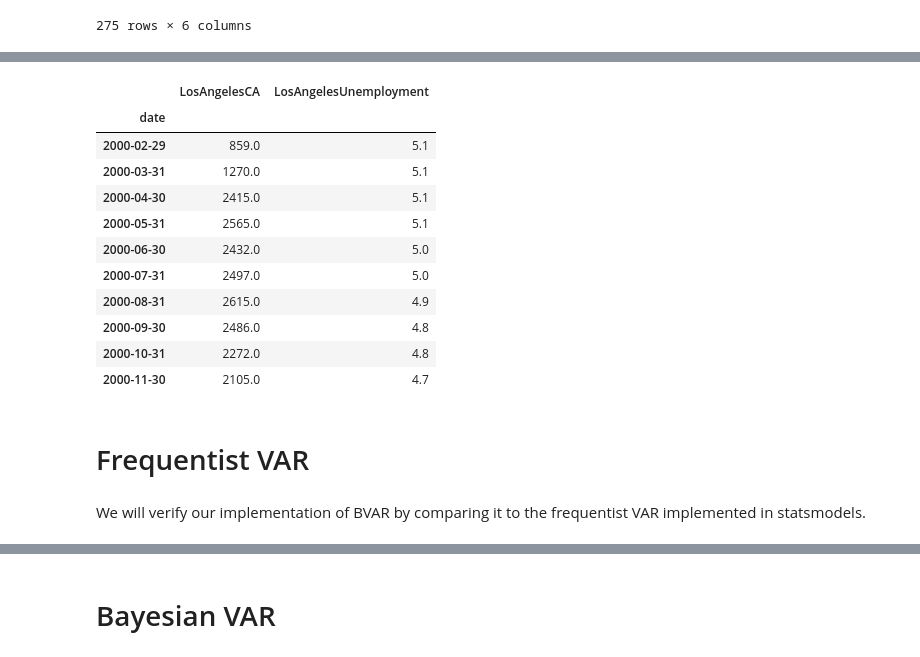
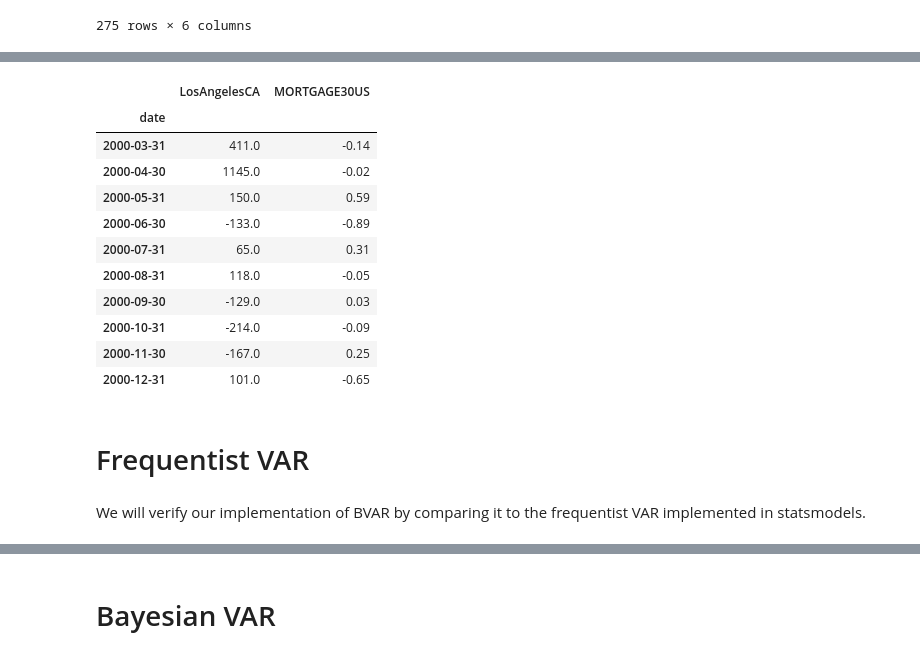
Before and after one commit to jl-haystacks/hackstack-ai-project-3-group1, a Jupyter notebook: Bayesian Vector Autoregression Modeling.ipynb, the cells around one changed output, grey strips where cells are left out. Saved outputs shown, nothing was run; the diff lists cells and outputs as text; code cells hidden in the pictures.

```diff
--- a/Bayesian Vector Autoregression Modeling.ipynb
+++ b/Bayesian Vector Autoregression Modeling.ipynb
@@ -76,25 +75,24 @@ sample_df
 275 rows × 2 columns
-# %%
-data = pd.concat([sample_df['LosAngelesCA'].diff().dropna(),
-                  sample_df.drop(['LosAngelesCA'], axis=1).iloc[1:,:]], axis=1)
-data.head(10)
-# %% [output]
-|  | LosAngelesCA | LosAngelesUnemployment |
-| date |  |  |
-| 2000-02-29 | 859.0 | 5.1 |
-| 2000-03-31 | 1270.0 | 5.1 |
-| 2000-04-30 | 2415.0 | 5.1 |
-| 2000-05-31 | 2565.0 | 5.1 |
-| 2000-06-30 | 2432.0 | 5.0 |
-| 2000-07-31 | 2497.0 | 5.0 |
-| 2000-08-31 | 2615.0 | 4.9 |
-| 2000-09-30 | 2486.0 | 4.8 |
-| 2000-10-31 | 2272.0 | 4.8 |
-| 2000-11-30 | 2105.0 | 4.7 |
+# %%
+data = sample_df.diff().diff().dropna()
+data.head(10)
+# %% [output]
+|  | LosAngelesCA | MORTGAGE30US |
+| date |  |  |
+| 2000-03-31 | 411.0 | -0.14 |
+| 2000-04-30 | 1145.0 | -0.02 |
+| 2000-05-31 | 150.0 | 0.59 |
+| 2000-06-30 | -133.0 | -0.89 |
+| 2000-07-31 | 65.0 | 0.31 |
+| 2000-08-31 | 118.0 | -0.05 |
+| 2000-09-30 | -129.0 | 0.03 |
+| 2000-10-31 | -214.0 | -0.09 |
+| 2000-11-30 | -167.0 | 0.25 |
+| 2000-12-31 | 101.0 | -0.65 |
 # %% [markdown]
 # Frequentist VAR
-# %% [markdown]
-We will verify our implementation of BVAR by comparing it to the frequentist VAR implemented in statsmodels.
+# %% [markdown]
+We will verify our implementation of BVAR by comparing it to the frequentist VAR implemented in statsmodels.
 # %%
 import statsmodels.api as sm
 from statsmodels.tsa.api import VAR
```
Also changed, not shown: parts of 30 cells of this notebook.
